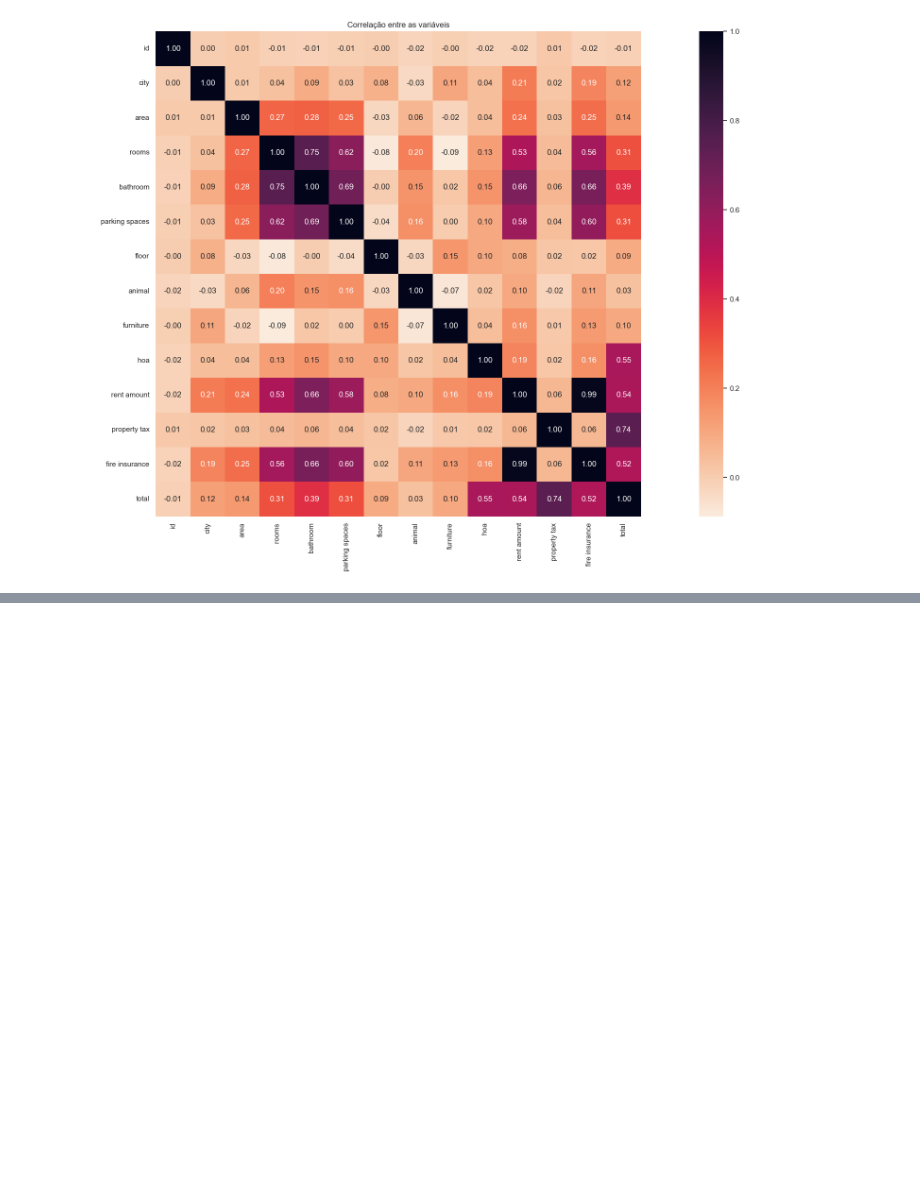
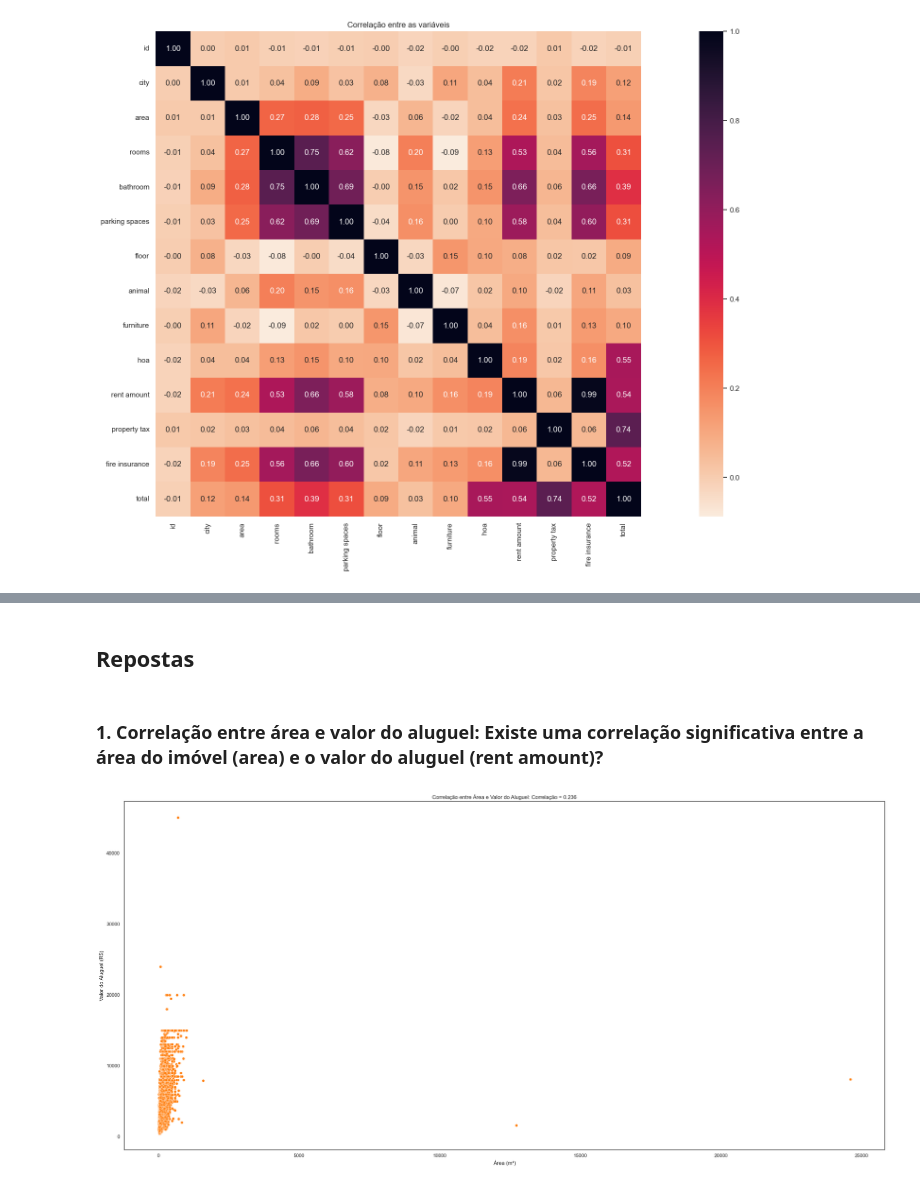
Before and after one commit to GuttoF/brazilian_house_for_rent, a Jupyter notebook: notebooks/notebook_1.ipynb, the cells around one changed output, grey strips where cells are left out. Cells and saved outputs as stored; diff of their text form; code cells hidden in the pictures; blank space fills up the shorter version.

Commit message:
add: questions

```diff
--- a/notebooks/notebook_1.ipynb
+++ b/notebooks/notebook_1.ipynb
@@ -328,0 +367,20 @@ plt.savefig(homepath + 'reports/figures/distribuições.png')
+# %% [markdown]
+## Repostas
+# %% [markdown]
+### 1. Correlação entre área e valor do aluguel: Existe uma correlação significativa entre a área do imóvel (area) e o valor do aluguel (rent amount)?
+# %%
+# Calculando o coeficiente de correlação entre 'area' e 'rent amount'
+question_1 = data['area'].corr(data['rent amount'])
+question_1.round(3)
+
+sns.scatterplot(x = 'area', y = 'rent amount', data = data, color = cor2)
+
+# Título e labels
+plt.title('Correlação entre Área e Valor do Aluguel: Correlação = ' + str(question_1.round(3)))
+plt.xlabel('Área (m²)')
+plt.ylabel('Valor do Aluguel (R$)')
+
+plt.tight_layout()
+plt.savefig(homepath + 'reports/figures/pergunta1.png')
+# %% [output]
+[figure, added]
```
Also changed, not shown: parts of 26 cells of this notebook, 3 other files.
